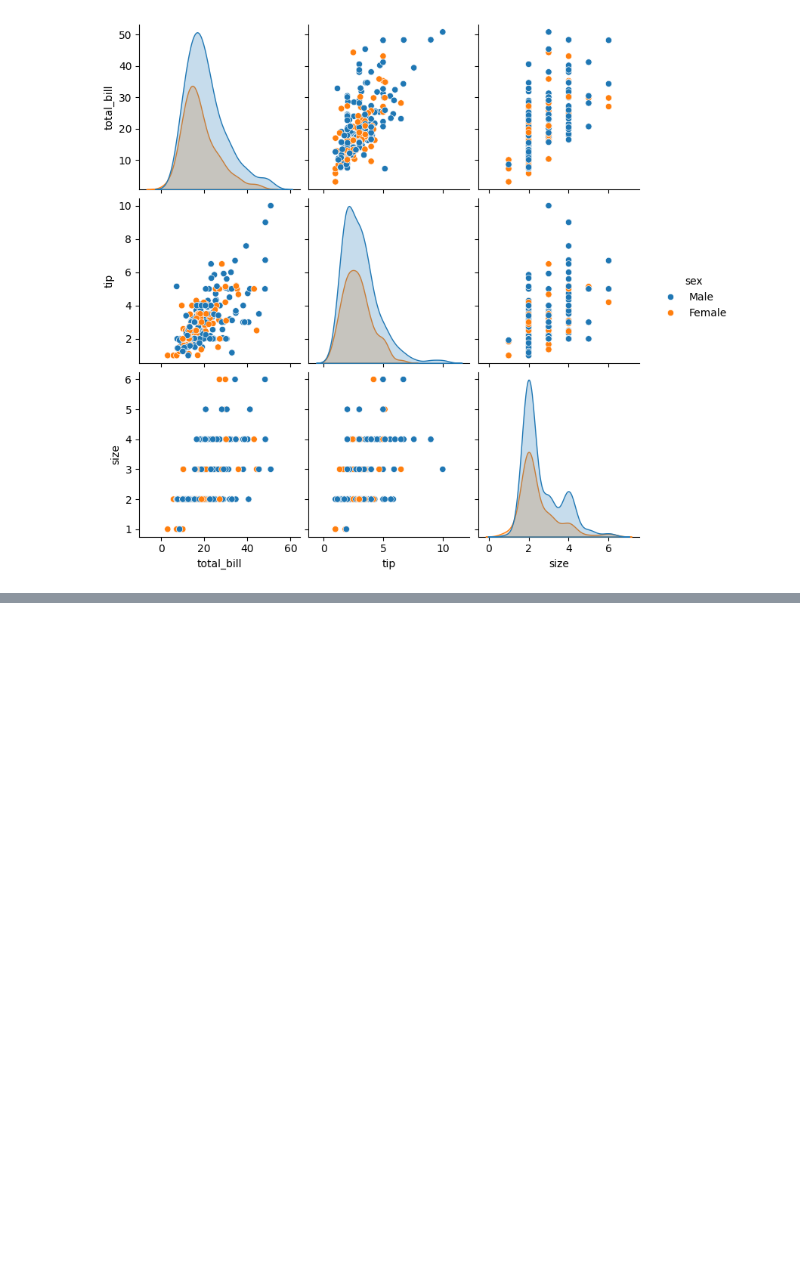
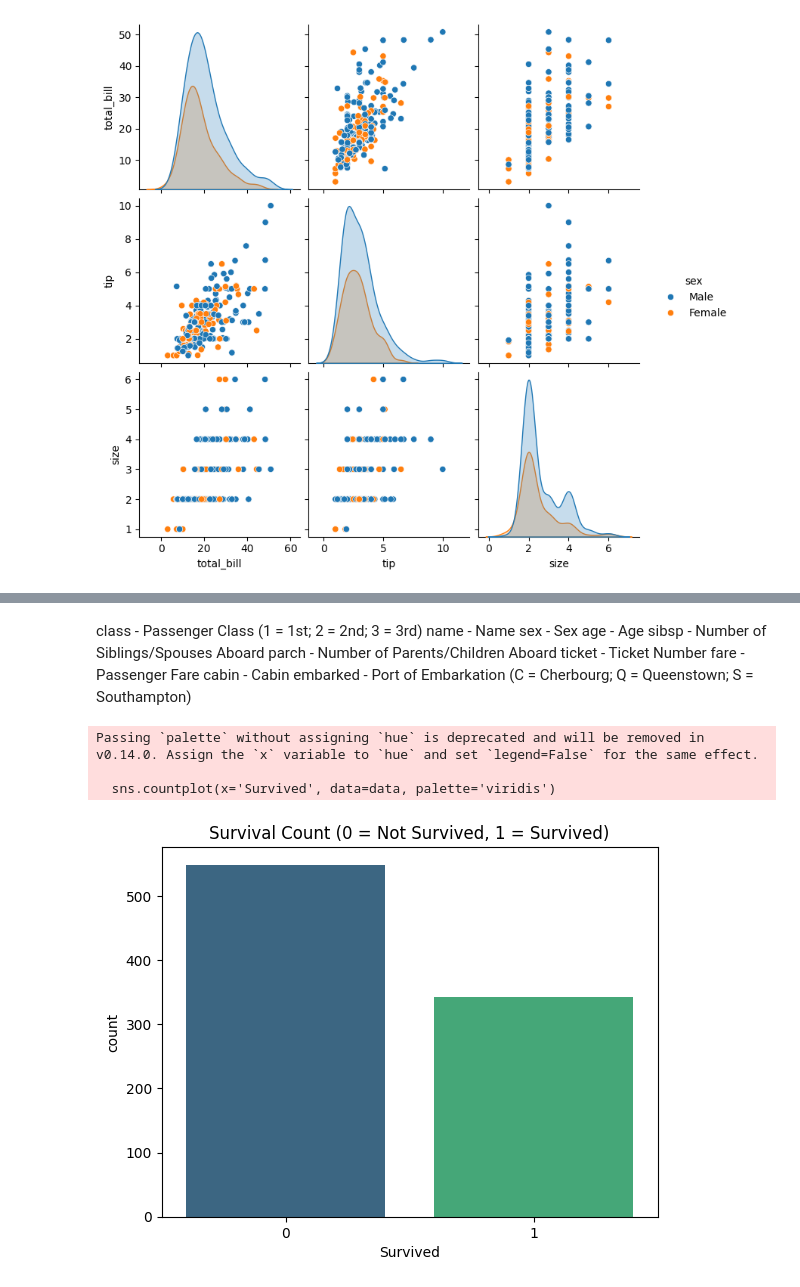
Before and after one commit to Chhaya-cloud/Chatbot, a Jupyter notebook: Visualization_mat_seaborn_latest.ipynb, the cells around one changed output, grey strips where cells are left out. Drawn from its saved outputs; the diff is of its cells as text; code cells hidden in the pictures; blank space fills up the shorter version.

```diff
--- a/Visualization_mat_seaborn_latest.ipynb
+++ b/Visualization_mat_seaborn_latest.ipynb
@@ -362,0 +382,3 @@ plt.show()
+# %%
+data = pd.read_csv("titanic.csv")
+data.head()
@@ -362,0 +392,13 @@ plt.show()
+# %% [markdown]
+class - Passenger Class (1 = 1st; 2 = 2nd; 3 = 3rd) name - Name sex - Sex age - Age sibsp - Number of Siblings/Spouses Aboard parch - Number of Parents/Children Aboard ticket - Ticket Number fare - Passenger Fare cabin - Cabin embarked - Port of Embarkation (C = Cherbourg; Q = Queenstown; S = Southampton)
+# %%
+### Question 1: What is the overall survival rate?
+# Plotting the survival count
+sns.countplot(x='Survived', data=data, palette='viridis')
+plt.title('Survival Count (0 = Not Survived, 1 = Survived)')
+plt.show()
+# %% [output]
+Passing `palette` without assigning `hue` is deprecated and will be removed in v0.14.0. Assign the `x` variable to `hue` and set `legend=False` for the same effect.
+
+  sns.countplot(x='Survived', data=data, palette='viridis')
+[figure, added]
```
Also changed, not shown: parts of 37 cells of this notebook.
